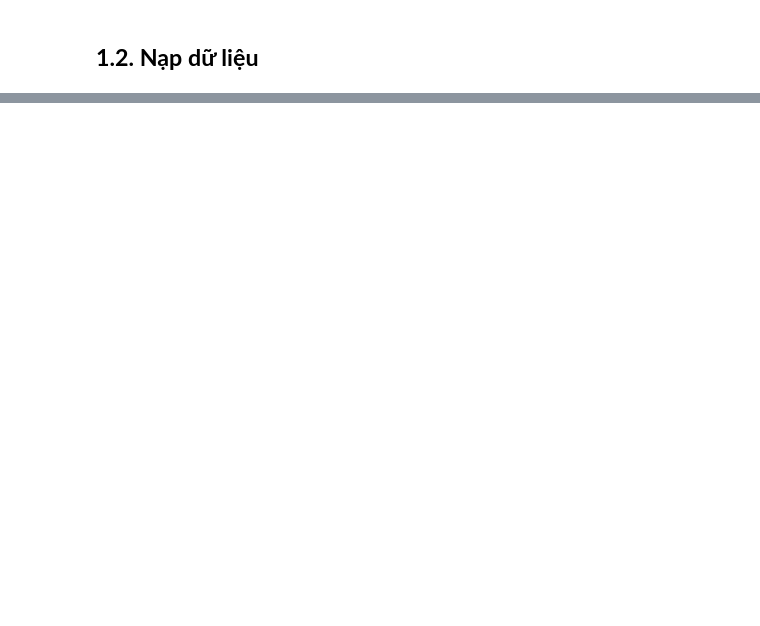
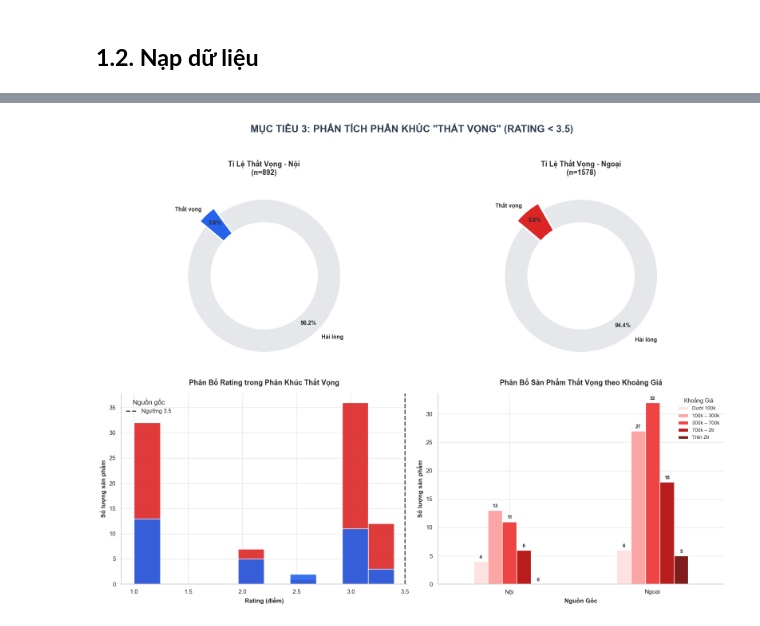
Before and after one commit to TrucHang676/TQH-LAB010-N5, a Jupyter notebook: notebooks/DataVisualization _ 23120192.ipynb, the cells around one changed output, grey strips where cells are left out. Cells and saved outputs as stored; diff of their text form; code cells hidden in the pictures; blank space fills up the shorter version.

```diff
--- a/notebooks/DataVisualization _ 23120192.ipynb
+++ b/notebooks/DataVisualization _ 23120192.ipynb
@@ -64,0 +403,92 @@ df["price_segment"] = pd.Categorical(df["price_segment"], categories=price_order
+# %%
+# Lọc dữ liệu: rating < 3.5 và rating > 0 (sản phẩm không hài lòng)
+df_dissatisfied = df[(df['rating'] > 0) & (df['rating'] < 3.5)].copy()
+df_all_rated = df[df['rating'] > 0].copy()
+
+# Thống kê chi tiết
+dissatisfied_noi = df_dissatisfied[df_dissatisfied['origin_group'] == 'Nội']
+dissatisfied_ngoai = df_dissatisfied[df_dissatisfied['origin_group'] == 'Ngoại']
+
+# Palette cho khoảng giá (Sequential - từ nhạt đến đậm để dễ nhìn)
+price_palette = ['#FEE2E2', '#FCA5A5', '#EF4444', '#B91C1C', '#7F1D1D']
+
+
+# Tạo figure
+fig, axes = plt.subplots(2, 2, figsize=(16, 12))
+fig.suptitle('MỤC TIÊU 3: PHÂN TÍCH PHÂN KHÚC "THẤT VỌNG" (RATING < 3.5)',
+             fontsize=18, fontweight='bold', color='#2C3E50', y=1.02)
+
+# BIỂU ĐỒ 1 & 2: Donut Charts - Tỉ lệ thất vọng
+
+for i, origin in enumerate(order_list):
+    ax = axes[0, i]
+    total = len(df_all_rated[df_all_rated['origin_group'] == origin])
+    dissatisfied_count = len(df_dissatisfied[df_dissatisfied['origin_group'] == origin])
+    satisfied_count = total - dissatisfied_count
+
+    sizes = [satisfied_count, dissatisfied_count]
+    # Màu xám cho hài lòng để "dìm" xuống, màu chủ đạo (Xanh/Đỏ) cho thất vọng để làm nổi bật
+    colors = ['#E5E7EB', my_palette[origin]]
+
+    # Vẽ Pie chart dạng Donut cho hiện đại
+    wedges, texts, autotexts = ax.pie(
+        sizes,
+        labels=['Hài lòng', 'Thất vọng'],
+        colors=colors,
+        autopct='%.1f%%',
+        startangle=140,
+        pctdistance=0.85,
+        explode=(0, 0.1), # Đẩy phần thất vọng ra một chút để gây chú ý
+        textprops={'fontsize': 10, 'fontweight': 'bold'}
+    )
+
+    # Vẽ vòng tròn trắng ở giữa tạo thành Donut chart
+    centre_circle = plt.Circle((0,0), 0.70, fc='white')
+    ax.add_artist(centre_circle)
+
+    ax.set_title(f'Tỉ Lệ Thất Vọng - {origin}\n(n={total})', fontsize=13, fontweight='bold', pad=10)
+
+# BIỂU ĐỒ 3
+
+ax3 = axes[1, 0]
+
+sns.histplot(
+
+    data=df_dissatisfied, x='rating', hue='origin_group', hue_order=order_list,
+
+    ax=ax3, palette=my_palette, bins=10, alpha=0.9
+
+)
+ax3.set_title('Phân Bố Rating trong Phân Khúc Thất Vọng', fontsize=13, fontweight='bold', pad=15)
+ax3.set_xlabel('Rating (điểm)', fontsize=11, fontweight='bold')
+ax3.set_ylabel('Số lượng sản phẩm', fontsize=11, fontweight='bold')
+ax3.axvline(x=3.5, color='#374151', linestyle='--', linewidth=2, label='Ngưỡng 3.5')
+ax3.legend(title='Nguồn gốc', fontsize=10)
+
+# BIỂU ĐỒ 4: Bar chart - Khoảng giá
+ax4 = axes[1, 1]
+price_dissatisfied = pd.crosstab(
+    df_dissatisfied['origin_group'],
+    df_dissatisfied['price_segment']
+).reindex(order_list)
+
+price_dissatisfied.plot(kind='bar', ax=ax4, color=price_palette, edgecolor='white', linewidth=1)
+
+ax4.set_title('Phân Bố Sản Phẩm Thất Vọng theo Khoảng Giá', fontsize=13, fontweight='bold', pad=15)
+ax4.set_xlabel('Nguồn Gốc', fontsize=11, fontweight='bold')
+ax4.set_ylabel('Số lượng sản phẩm', fontsize=11, fontweight='bold')
+ax4.legend(title='Khoảng Giá', fontsize=9, title_fontsize=10, bbox_to_anchor=(1, 1))
+ax4.tick_params(axis='x', rotation=0)
+
+# Thêm nhãn số lượng trên đầu cột
+for container in ax4.containers:
+    ax4.bar_label(container, fontsize=9, padding=3, fontweight='bold')
+
+# HOÀN THIỆN
+
+plt.tight_layout()
+plt.subplots_adjust(top=0.90)
+plt.savefig('objective3_dissatisfied_analysis.png', dpi=300, bbox_inches='tight', facecolor='white')
+plt.show()
+# %% [output]
+[figure, added]
```
Also changed, not shown: parts of 19 cells of this notebook.
